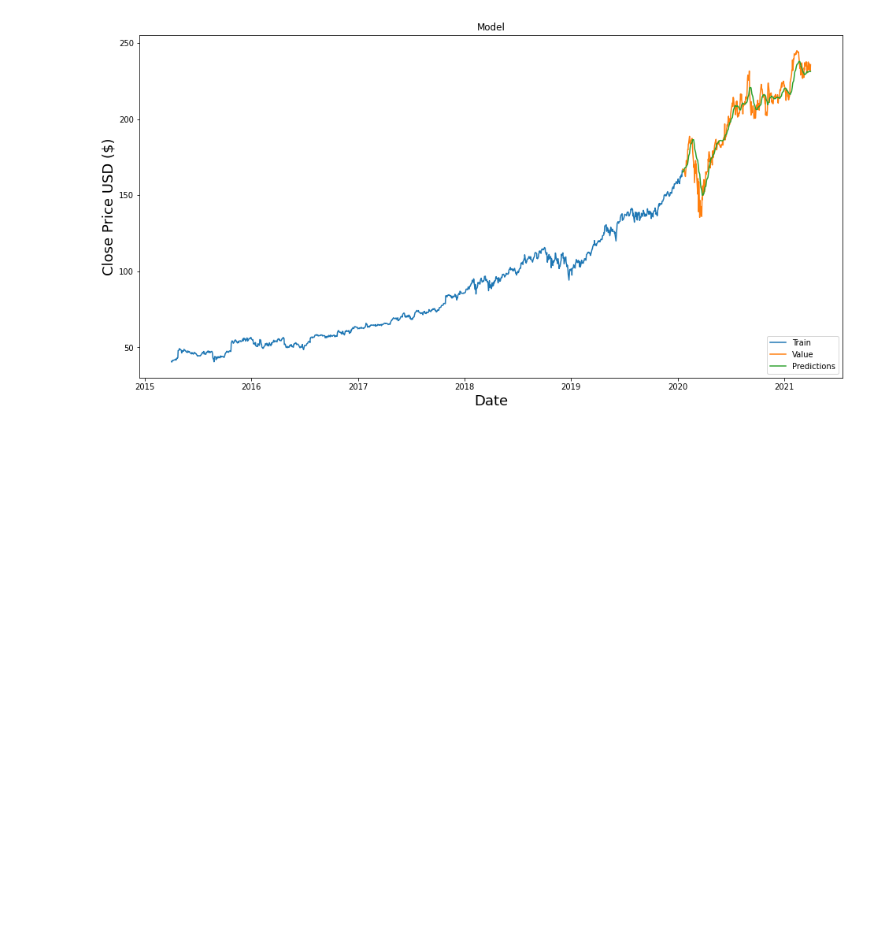
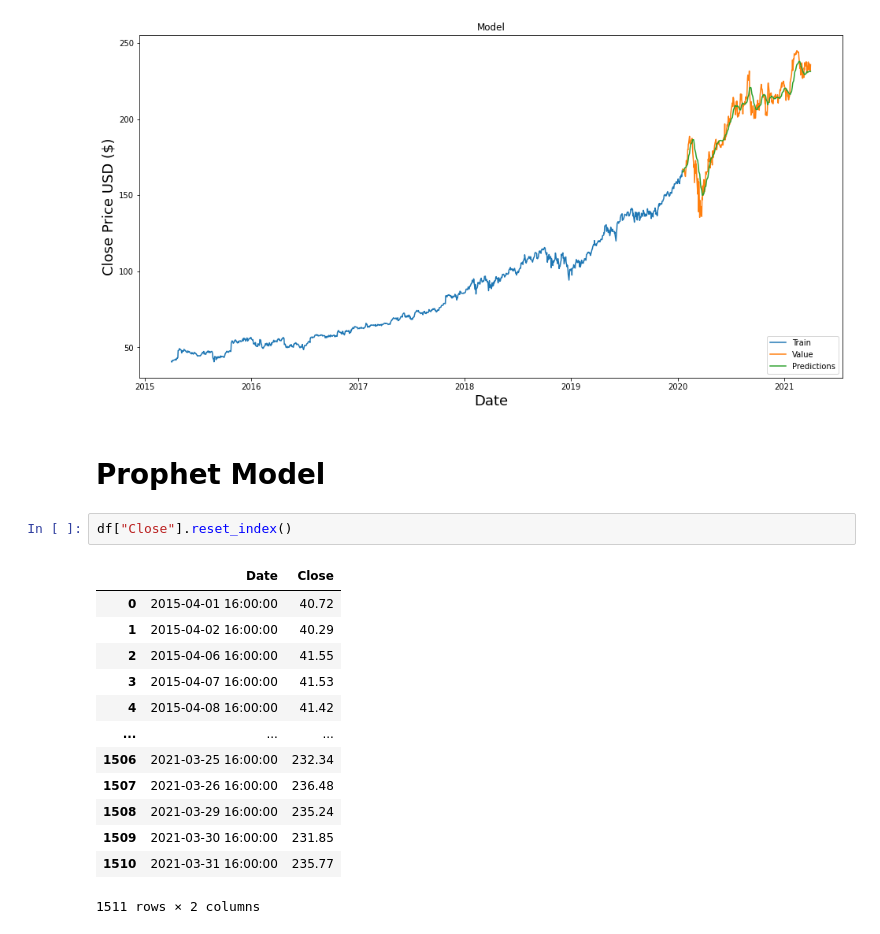
Before and after one commit to Barucee/Portfolio, a Jupyter notebook: Microsoft_Stock_Price/Microsoft_Stock_Price.ipynb, the cells around one changed output. Saved outputs shown, nothing was run; the diff lists cells and outputs as text; blank space fills up the shorter version.

```diff
--- a/Microsoft_Stock_Price/Microsoft_Stock_Price.ipynb
+++ b/Microsoft_Stock_Price/Microsoft_Stock_Price.ipynb
@@ -389,3 +378,21 @@ plt.legend(['Train', 'Value', 'Predictions'], loc='lower right')
 plt.show()
 # %% [output]
 [figure]
+# %% [markdown]
+# Prophet Model
+# %%
+df["Close"].reset_index()
+# %% [output]
+|  | Date | Close |
+| 0 | 2015-04-01 16:00:00 | 40.72 |
+| 1 | 2015-04-02 16:00:00 | 40.29 |
+| 2 | 2015-04-06 16:00:00 | 41.55 |
+| 3 | 2015-04-07 16:00:00 | 41.53 |
+| 4 | 2015-04-08 16:00:00 | 41.42 |
+| ... | ... | ... |
+| 1506 | 2021-03-25 16:00:00 | 232.34 |
+| 1507 | 2021-03-26 16:00:00 | 236.48 |
+| 1508 | 2021-03-29 16:00:00 | 235.24 |
+| 1509 | 2021-03-30 16:00:00 | 231.85 |
+| 1510 | 2021-03-31 16:00:00 | 235.77 |
+1511 rows × 2 columns
```
Also changed, not shown: parts of 11 cells of this notebook, 4 other files.
